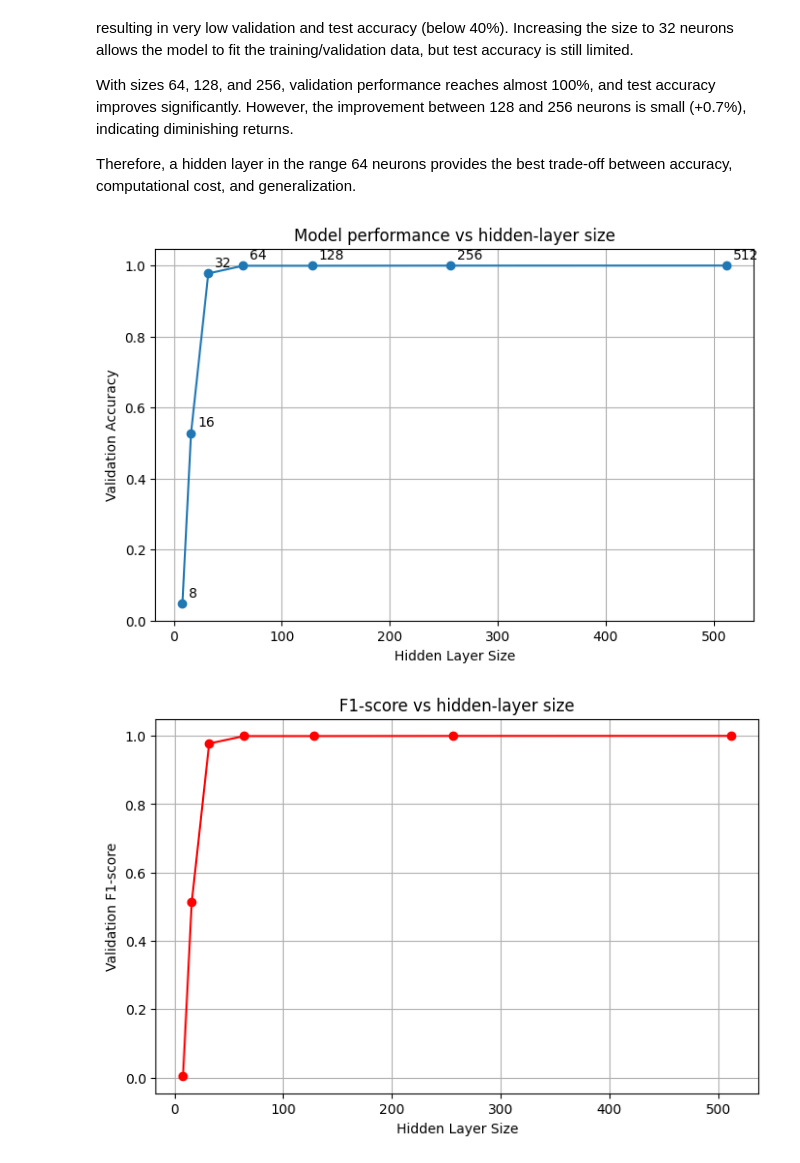
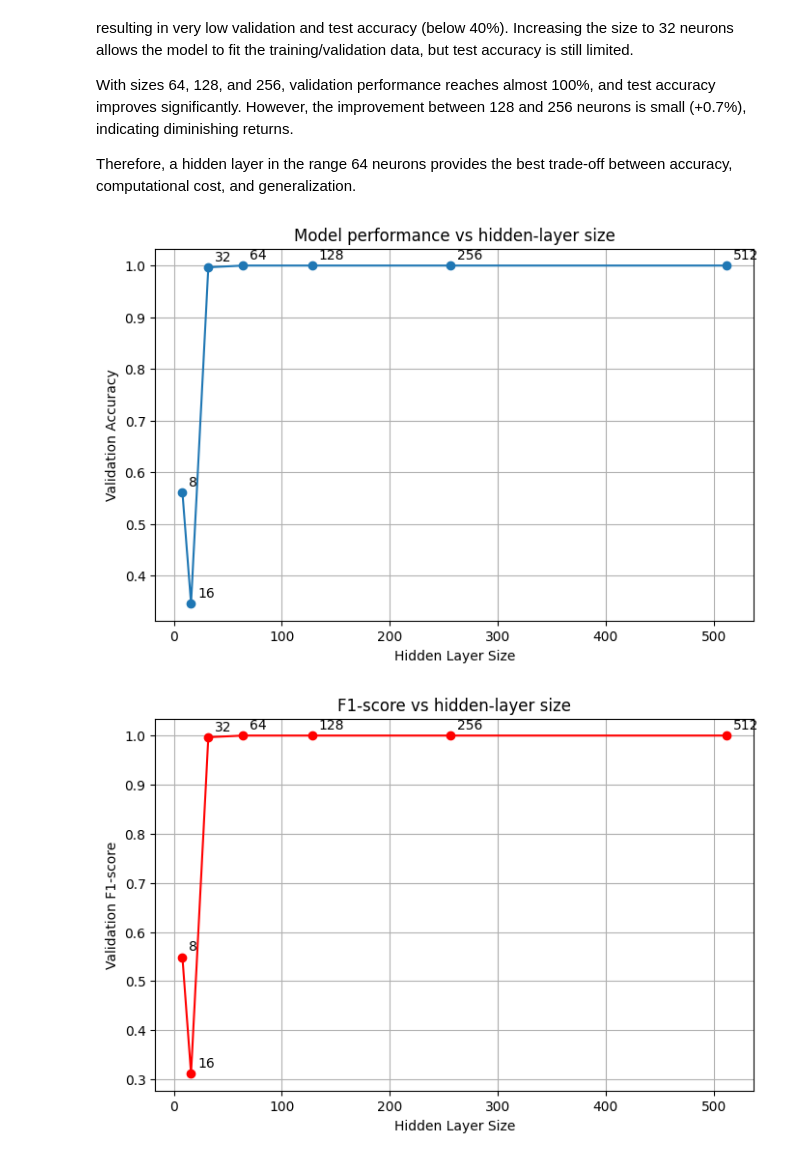
Before and after one commit to eleftheriaa/American-Sign-Language-Detection, a Jupyter notebook: nn/hl_size_tuning.ipynb, the cells around one changed output. Drawn from its saved outputs; the diff is of its cells as text; code cells hidden in the pictures.

```diff
--- a/nn/hl_size_tuning.ipynb
+++ b/nn/hl_size_tuning.ipynb
@@ -34,9 +38,9 @@ for h in hidden_sizes:
         # activation='relu',
         # solver='adam',
         alpha=0.0001,
-        early_stopping=True,
+        early_stopping=False,
         n_iter_no_change=10,
-        verbose=False,
+        verbose=True,
         random_state=42
     )
 
@@ -48,7 +52,7 @@ for h in hidden_sizes:
      # Calculate validation accuracy and F1-score
 
     acc = accuracy_score(y_validate, pred_val)
-    f1 = f1_score(y_validate, pred_val, average='macro')
+    f1 = f1_score(y_validate, pred_val, average='weighted')
 
     val_accs.append(acc)
     train_accs.append(acc_tr)
@@ -96,34 +97,34 @@ plt.xlabel("Hidden Layer Size")
 plt.ylabel("Validation Accuracy")
 plt.title("Model performance vs hidden-layer size")
 plt.grid(True)
 
 # Add annotations for each point
 for i, (x, y) in enumerate(zip(hidden_sizes, val_accs)):
     plt.annotate(f'{x}',
                 (x, y),
                 textcoords="offset points",
                 xytext=(5, 5),
                 ha='left',
                 fontsize=10)
 
 plt.show()
 
 plt.figure(figsize=(8,5))
 plt.plot(hidden_sizes, val_f1s, marker='o', color='red')
 plt.xlabel("Hidden Layer Size")
 plt.ylabel("Validation F1-score")
 plt.title("F1-score vs hidden-layer size")
 plt.grid(True)
-plt.show()
 
 # Add annotations for each point
-for i, (x, y) in enumerate(zip(hidden_sizes, val_accs)):
+for i, (x, y) in enumerate(zip(hidden_sizes, val_f1s)):
     plt.annotate(f'{x}',
                 (x, y),
                 textcoords="offset points",
                 xytext=(5, 5),
                 ha='left',
                 fontsize=10)
+plt.show()
 # %% [output]
-[figure, old version]
+[figure, new version]
-[figure, old version]
+[figure, new version]
```
Also changed, not shown: parts of 3 cells of this notebook, 3 other files.
